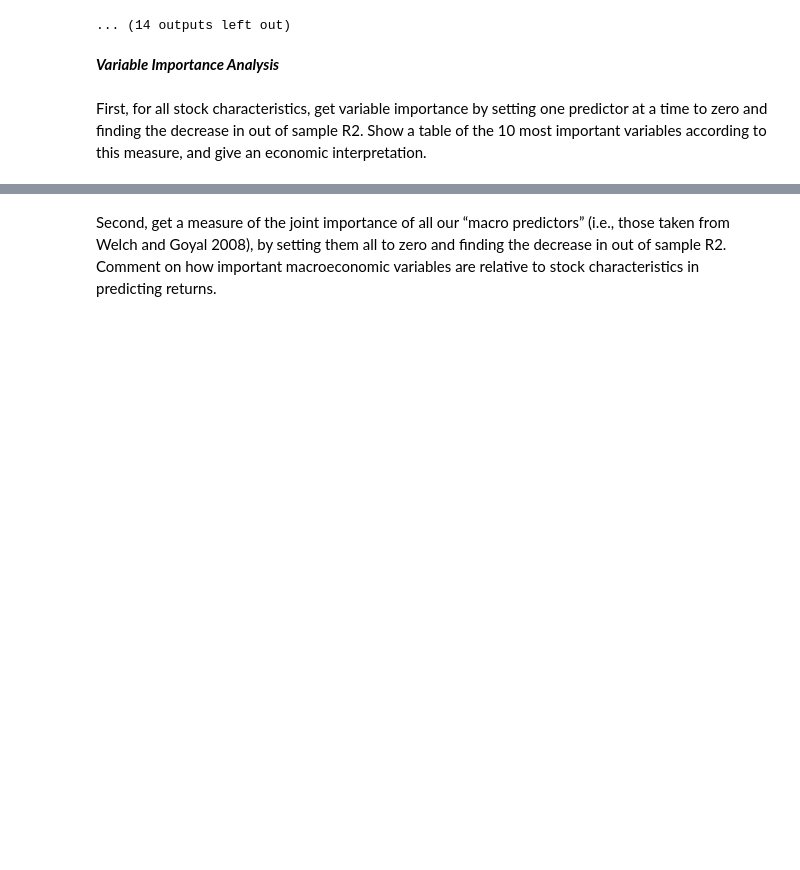
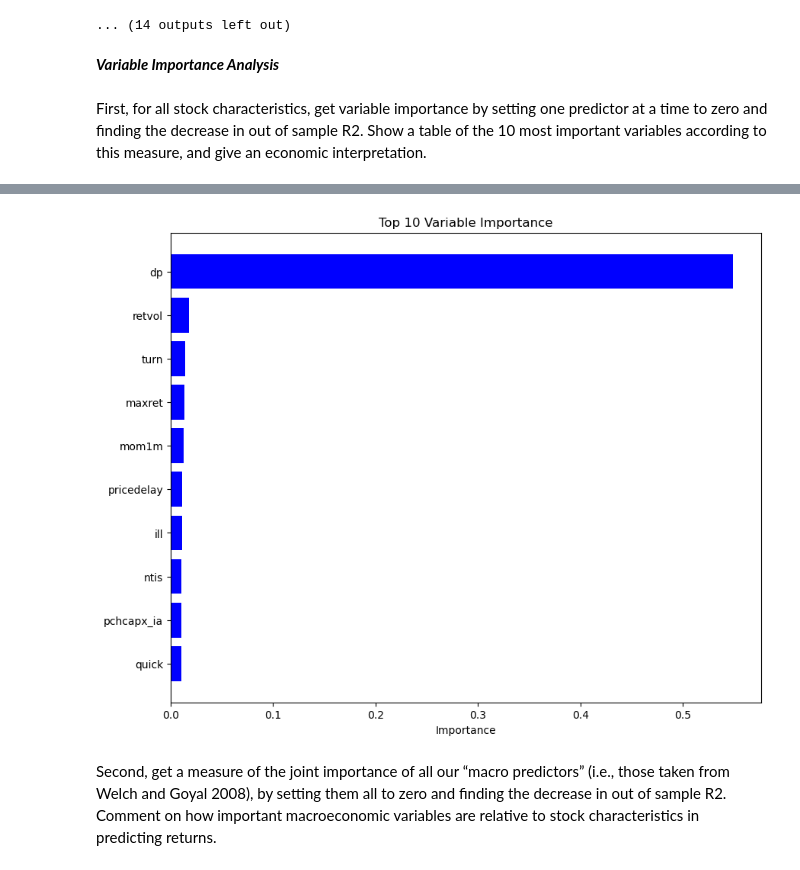
Before and after one commit to BD2IC/BD2Assignment, a Jupyter notebook: Variable Importance (Q3) - John.ipynb, the cells around one changed output, grey strips where cells are left out. Drawn from its saved outputs; the diff is of its cells as text; code cells hidden in the pictures; blank space fills up the shorter version.

```diff
--- a/Variable Importance (Q3) - John.ipynb
+++ b/Variable Importance (Q3) - John.ipynb
@@ -282,3 +283,18 @@ the top 10 important variables are:
+# %%
+# Extracting feature names and their corresponding importance scores
+features = [var[1] for var in top_10_important_vars]
+feature_names = [var[0] for var in features]  # Extract variable names
+importances = [var[1] for var in features]  # Extract importance scores
+
+# Plotting the data as a horizontal bar chart
+plt.figure(figsize=(10, 8))  # Set the size of the figure
+plt.barh(feature_names, importances, color='blue')  # Create a horizontal bar chart with blue bars
+plt.xlabel('Importance')  # Label for the x-axis
+plt.title('Top 10 Variable Importance')  # Title of the chart
+plt.gca().invert_yaxis()  # Invert the y-axis to show the most important variable at the top
+plt.show()  # Display the plot
+# %% [output]
+[figure, added]
 # %% [markdown]
 Second, get a measure of the joint importance of all our “macro predictors” (i.e., those taken from Welch and Goyal 2008), by setting them all to zero and finding the decrease in out of sample R2. Comment on how important macroeconomic variables are relative to stock characteristics in predicting returns.
 # %%
```
Also changed, not shown: parts of 5 cells of this notebook.
